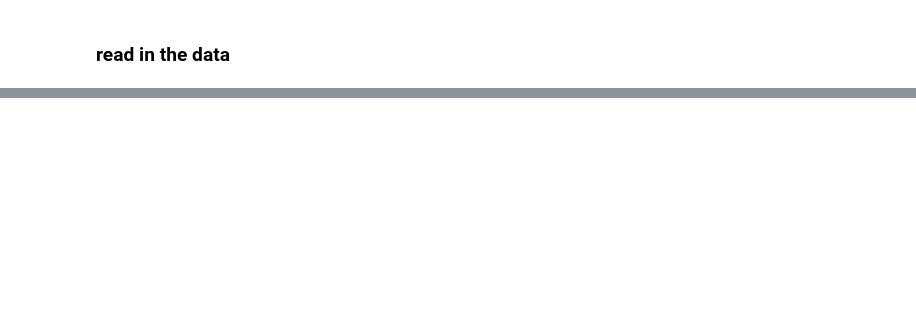
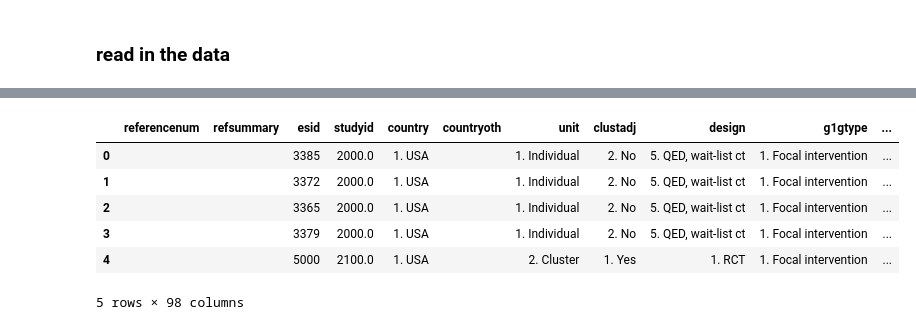
Before and after one commit to ds7711/alcohol_clinical_trials, a Jupyter notebook: data_analysis/dta_data.ipynb, the cells around one changed output, grey strips where cells are left out. Cells and saved outputs as stored; diff of their text form; code cells hidden in the pictures; blank space fills up the shorter version.

```diff
--- a/data_analysis/dta_data.ipynb
+++ b/data_analysis/dta_data.ipynb
@@ -30,0 +55,10 @@ Name: groupid1, Length: 2201, dtype: int8
+# %%
+df.head()
+# %% [output]
+|  | referencenum | refsummary | esid | studyid | country | countryoth | unit | clustadj | design | g1gtype | ... |
+| 0 |  |  | 3385 | 2000.0 | 1. USA |  | 1. Individual | 2. No | 5. QED, wait-list ct | 1. Focal intervention | ... |
+| 1 |  |  | 3372 | 2000.0 | 1. USA |  | 1. Individual | 2. No | 5. QED, wait-list ct | 1. Focal intervention | ... |
+| 2 |  |  | 3365 | 2000.0 | 1. USA |  | 1. Individual | 2. No | 5. QED, wait-list ct | 1. Focal intervention | ... |
+| 3 |  |  | 3379 | 2000.0 | 1. USA |  | 1. Individual | 2. No | 5. QED, wait-list ct | 1. Focal intervention | ... |
+| 4 |  |  | 5000 | 2100.0 | 1. USA |  | 2. Cluster | 1. Yes | 1. RCT | 1. Focal intervention | ... |
+5 rows × 98 columns
```
Also changed, not shown: parts of 3 cells of this notebook, 6 other files.
